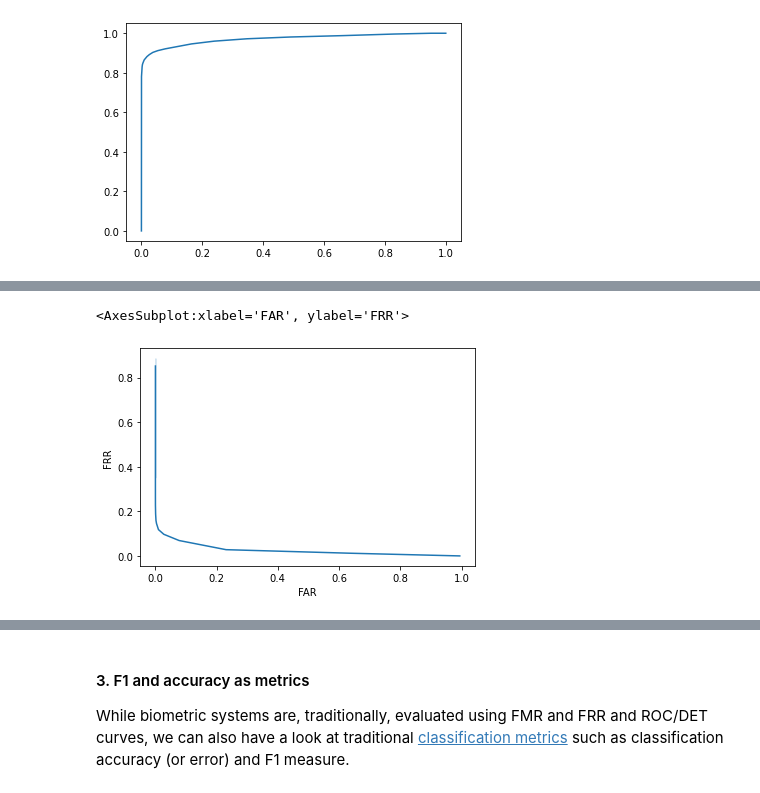
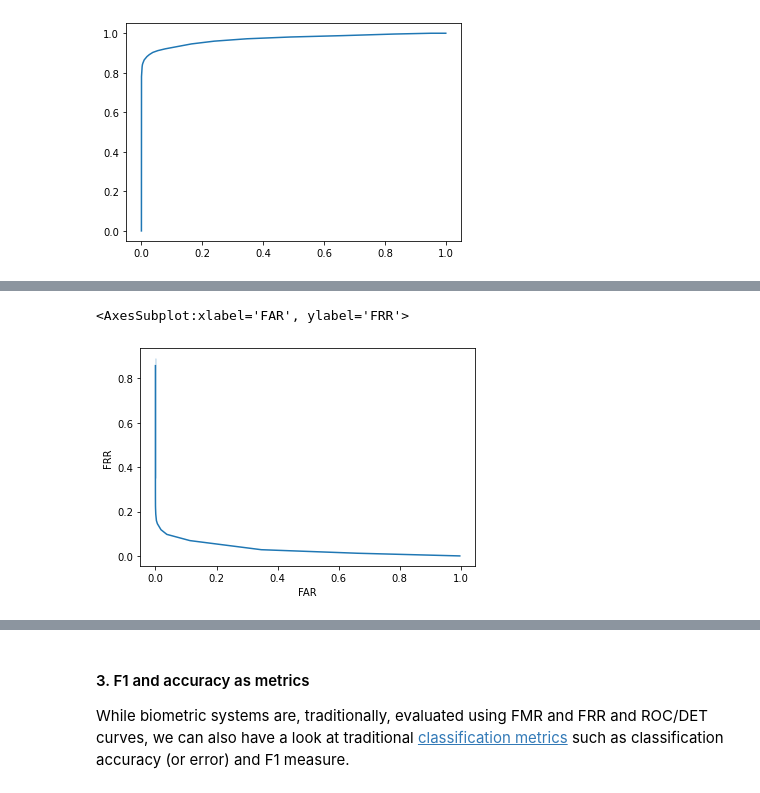
Before and after one commit to Everaert-K/Biometrics-system-concepts, a Jupyter notebook: assignment_1.ipynb, the cells around one changed output, grey strips where cells are left out. Drawn from its saved outputs; the diff is of its cells as text; code cells hidden in the pictures.

```diff
--- a/assignment_1.ipynb
+++ b/assignment_1.ipynb
@@ -272,3 +335,32 @@ sns.lineplot(x='threshold',y='value',hue='type',data=df_FRR_FARS_Threshold)
 # %% [output]
 <AxesSubplot:xlabel='threshold', ylabel='value'>
 [figure]
+# %%
+# RI
+imposter_indexes = [index for index, element in enumerate(ri_genuine_id) if element == 0]
+imposter_scores = [ri_scores[i] for i in imposter_indexes]
+
+genuine_indexes = [index for index, element in enumerate(ri_genuine_id) if element == 1]
+genuine_scores = [ri_scores[i] for i in genuine_indexes]
+
+imposter_df = pd.DataFrame({'score' : imposter_scores})
+genuine_df = pd.DataFrame({'score' : genuine_scores})
+
+thresholds = []
+FARS = []
+FRRS = []
+for threshold in range(1,100):
+
+    threshold = threshold/100
+
+    FAR = len(imposter_df.loc[(imposter_df['score'] >= threshold)])/len(imposter_scores)
+    FRR = len(genuine_df.loc[(genuine_df['score'] < threshold)])/len(genuine_scores)
+
+    thresholds.append(threshold)
+    FARS.append(FAR)
+    FRRS.append(FRR)
+
+df_FRR_Threshold = pd.DataFrame({'threshold' : thresholds, 'type':'FRR', 'value':FRRS})
+df_FAR_Threshold = pd.DataFrame({'threshold' : thresholds, 'type':'FAR', 'value':FARS})
+df_FRR_FARS_Threshold = df_FAR_Threshold.append(df_FRR_Threshold)
+sns.lineplot(x='threshold',y='value',hue='type',data=df_FRR_FARS_Threshold)
@@ -313,34 +417,34 @@ plt.plot(fpr,tpr)
 """plot the DET curve (FRR (=1-tpr) against the FAR for different threshold values)"""
 
 # FAR <=> FPR
 # FRR <=> FNR <=> FN/P <=> 1-TPR
 
 imposter_indexes = [index for index, element in enumerate(li_genuine_id) if element == 0]
-imposter_scores = [ri_scores[i] for i in imposter_indexes]
+imposter_scores = [li_scores[i] for i in imposter_indexes]
 
 genuine_indexes = [index for index, element in enumerate(li_genuine_id) if element == 1]
 genuine_scores = [li_scores[i] for i in genuine_indexes]
 # adjust as well
 
 imposter_df = pd.DataFrame({'score' : imposter_scores})
 genuine_df = pd.DataFrame({'score' : genuine_scores})
 
 thresholds = []
 FARS = []
 FRRS = []
 for threshold in range(1,100):
 
     threshold = threshold/100
 
     FAR = len(imposter_df.loc[(imposter_df['score'] >= threshold)])/len(imposter_scores)
     FRR = len(genuine_df.loc[(genuine_df['score'] < threshold)])/len(genuine_scores)
 
     thresholds.append(threshold)
     FARS.append(FAR)
     FRRS.append(FRR)
 
-df_FAR_FRR = pd.DataFrame({'threshold' : thresholds, 'FAR':FARS, 'FRR':FRRS})
-sns.lineplot(x='FAR',y='FRR',data=df_FAR_FRR)
+df_FAR_FRR_li = pd.DataFrame({'threshold' : thresholds, 'FAR':FARS, 'FRR':FRRS, 'type':'left'})
+sns.lineplot(x='FAR',y='FRR',data=df_FAR_FRR_li)
 # %% [output]
 <AxesSubplot:xlabel='FAR', ylabel='FRR'>
-[figure, old version]
+[figure, new version]
```
Also changed, not shown: parts of 27 cells of this notebook.
